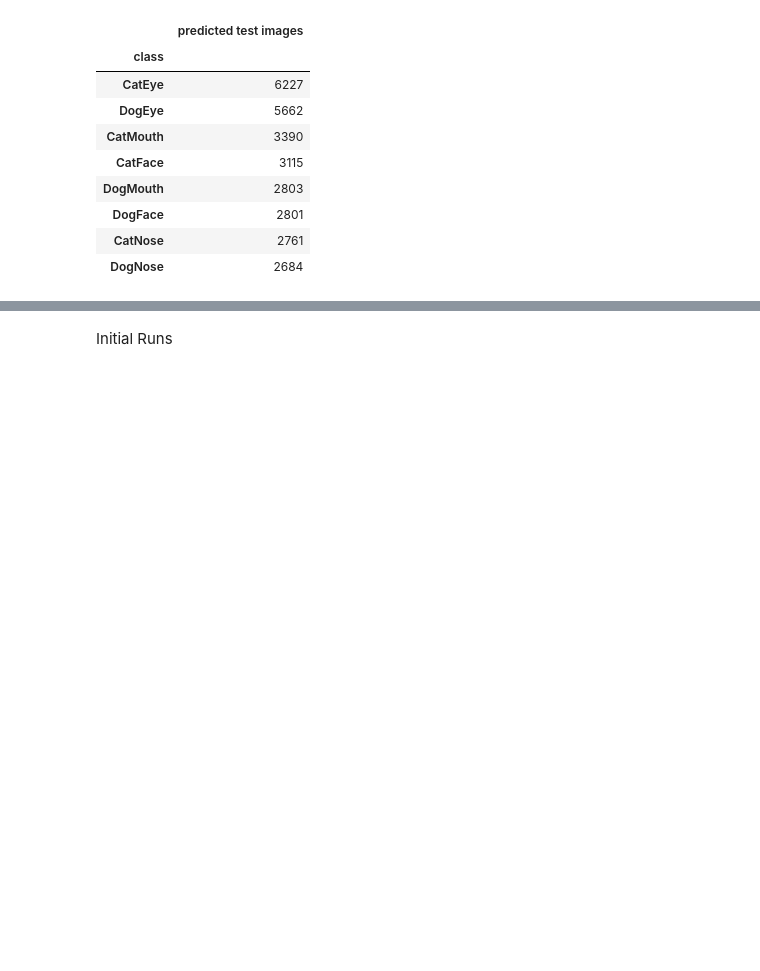
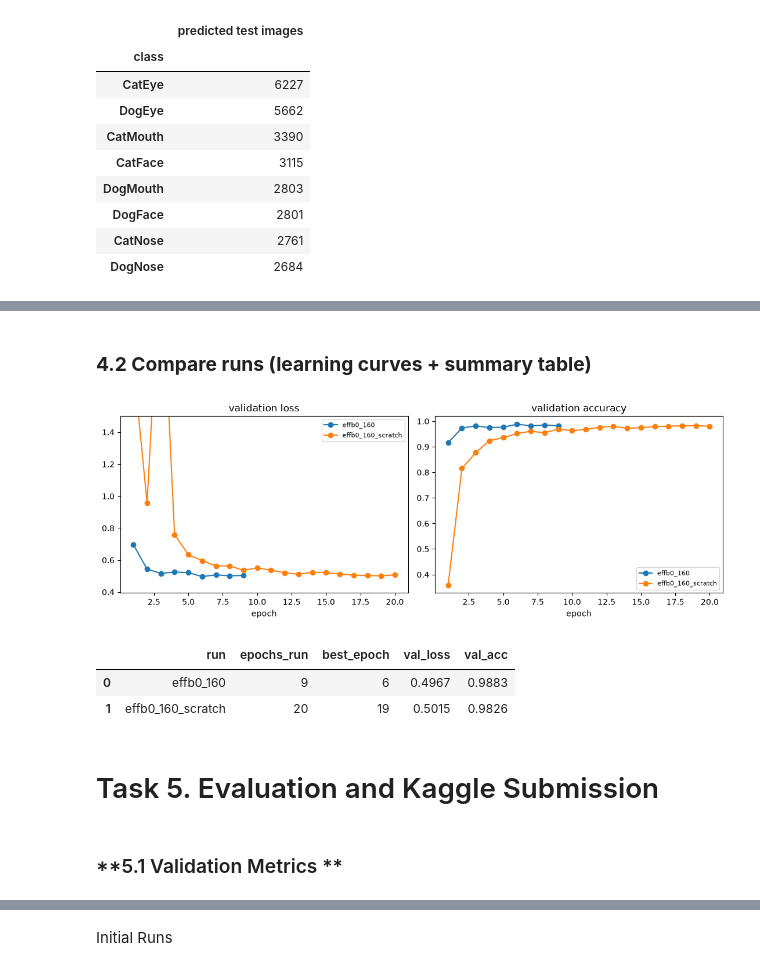
Before and after one commit to JamesWaltersAut/ENGE707-Kaggle-Competition, a Jupyter notebook: Assignment_2.ipynb, the cells around one changed output, grey strips where cells are left out. Drawn from its saved outputs; the diff is of its cells as text; code cells hidden in the pictures; blank space fills up the shorter version.

```diff
--- a/Assignment_2.ipynb
+++ b/Assignment_2.ipynb
@@ -956,0 +981,28 @@ all predictions are valid class names: True
+# %% [markdown]
+### **4.2 Compare runs (learning curves + summary table)**
+# %%
+# Validation curves for several runs on the same axes, plus each run's best epoch
+runs = ['effb0_160', 'effb0_160_scratch']           # add new run names as you train them
+fig, ax = plt.subplots(1, 2, figsize=(11, 4))
+rows = []
+for r in runs:
+    h = pd.read_csv(Path('runs') / r / 'history.csv')
+    ax[0].plot(h.epoch, h.val_loss, 'o-', label=r)
+    ax[1].plot(h.epoch, h.val_acc,  'o-', label=r)
+    best = h.loc[h.val_loss.idxmin()]               # the epoch whose weights were saved (lowest val loss)
+    rows.append(dict(run=r, epochs_run=len(h), best_epoch=int(best.epoch),
+                     val_loss=round(best.val_loss, 4), val_acc=round(best.val_acc, 4)))
+ax[0].set(title='validation loss', xlabel='epoch', ylim=(None, 1.5))   # ylim keeps one large value from squashing the plot
+ax[1].set(title='validation accuracy', xlabel='epoch')
+for a in ax: a.legend(fontsize=8)
+plt.tight_layout(); plt.savefig(FIG_DIR / 'compare_runs.png', dpi=150); plt.show()
+display(pd.DataFrame(rows))
+# %% [output]
+[figure, added]
+|  | run | epochs_run | best_epoch | val_loss | val_acc |
+| 0 | effb0_160 | 9 | 6 | 0.4967 | 0.9883 |
+| 1 | effb0_160_scratch | 20 | 19 | 0.5015 | 0.9826 |
+# %% [markdown]
+# Task 5. Evaluation and Kaggle Submission
+# %% [markdown]
+### **5.1 Validation Metrics **
```
Also changed, not shown: parts of 8 cells of this notebook, 3 other files.
